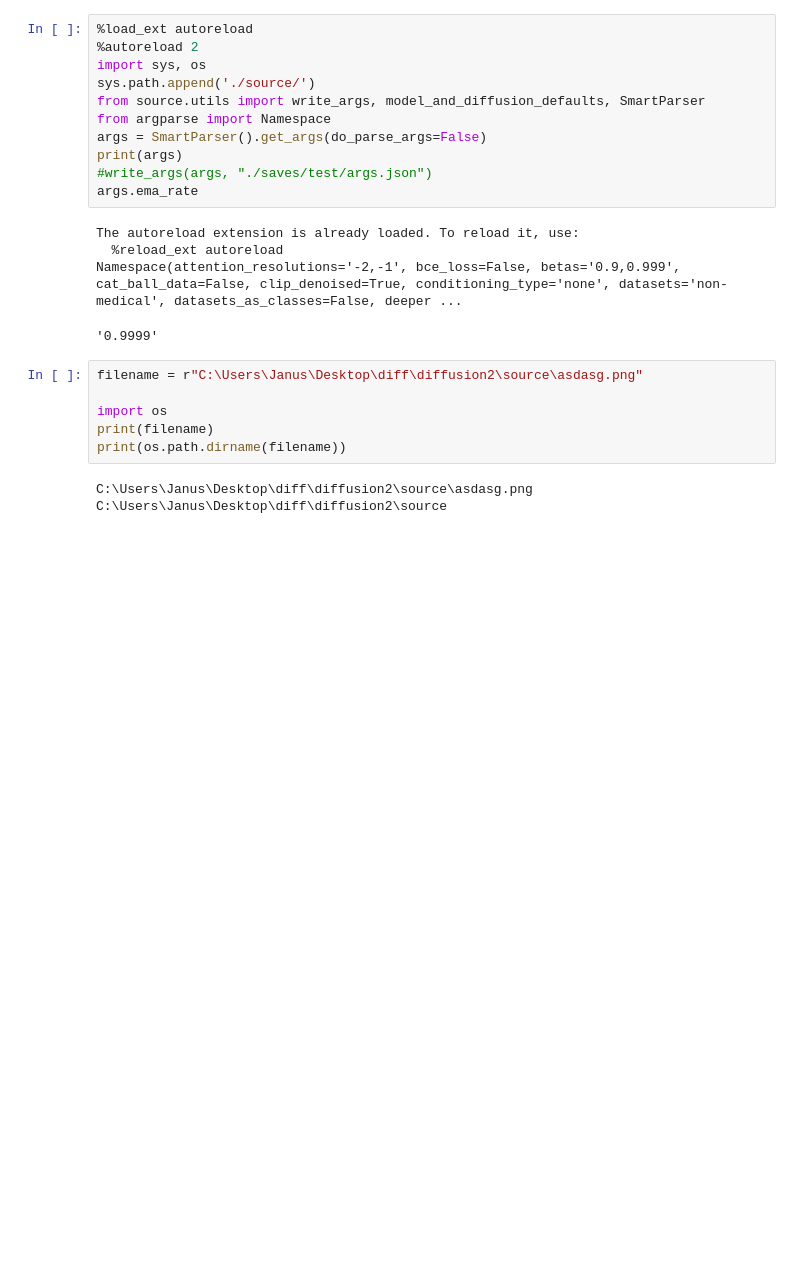
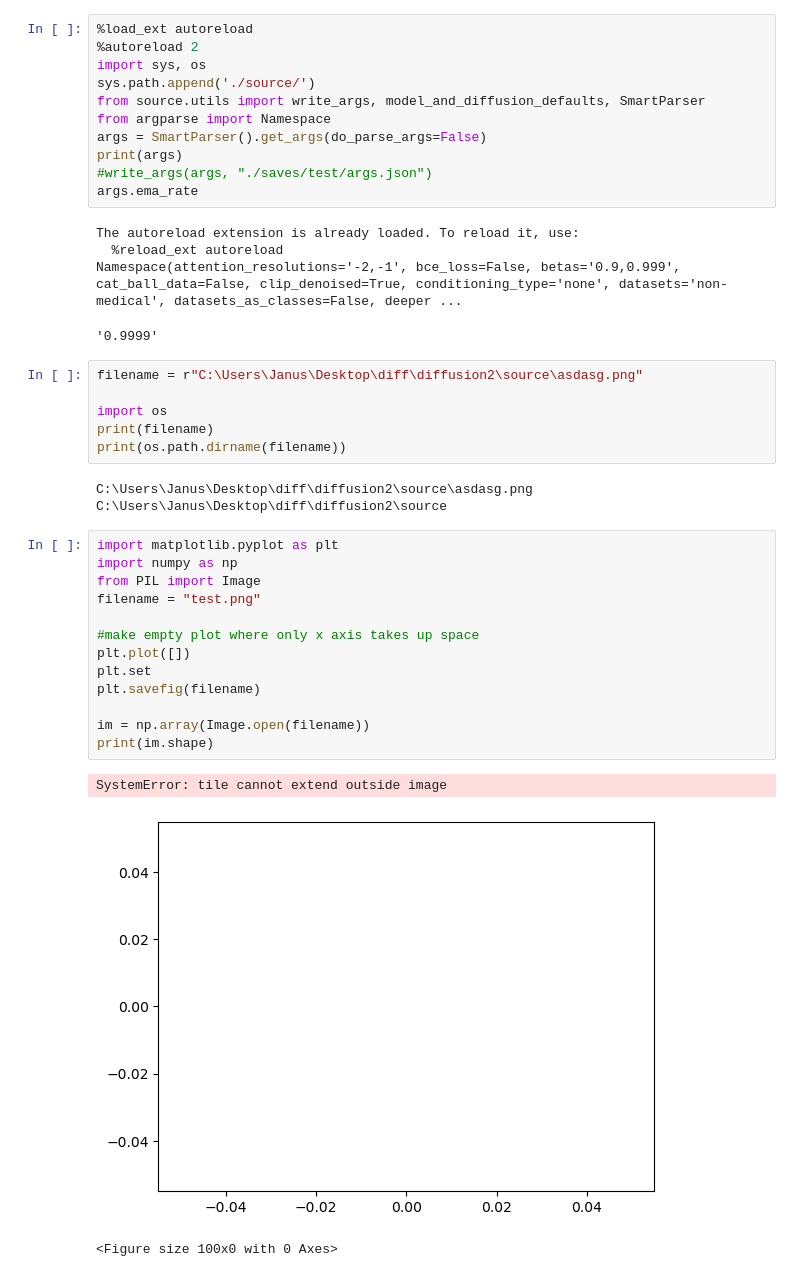
Before and after one commit to JakobLC/diffusion2, a Jupyter notebook: test_script.ipynb, the cells around one changed output. Cells and saved outputs as stored; diff of their text form; blank space fills up the shorter version.

```diff
--- a/test_script.ipynb
+++ b/test_script.ipynb
@@ -35,3 +35,20 @@ print(os.path.dirname(filename))
 # %% [output]
 C:\Users\Janus\Desktop\diff\diffusion2\source\asdasg.png
 C:\Users\Janus\Desktop\diff\diffusion2\source
+# %%
+import matplotlib.pyplot as plt
+import numpy as np
+from PIL import Image
+filename = "test.png"
+
+#make empty plot where only x axis takes up space
+plt.plot([])
+plt.set
+plt.savefig(filename)
+
+im = np.array(Image.open(filename))
+print(im.shape)
+# %% [output]
+SystemError: tile cannot extend outside image
+[figure, added]
+<Figure size 100x0 with 0 Axes>
```
Also changed, not shown: parts of 1 cell of this notebook, 8 other files.
